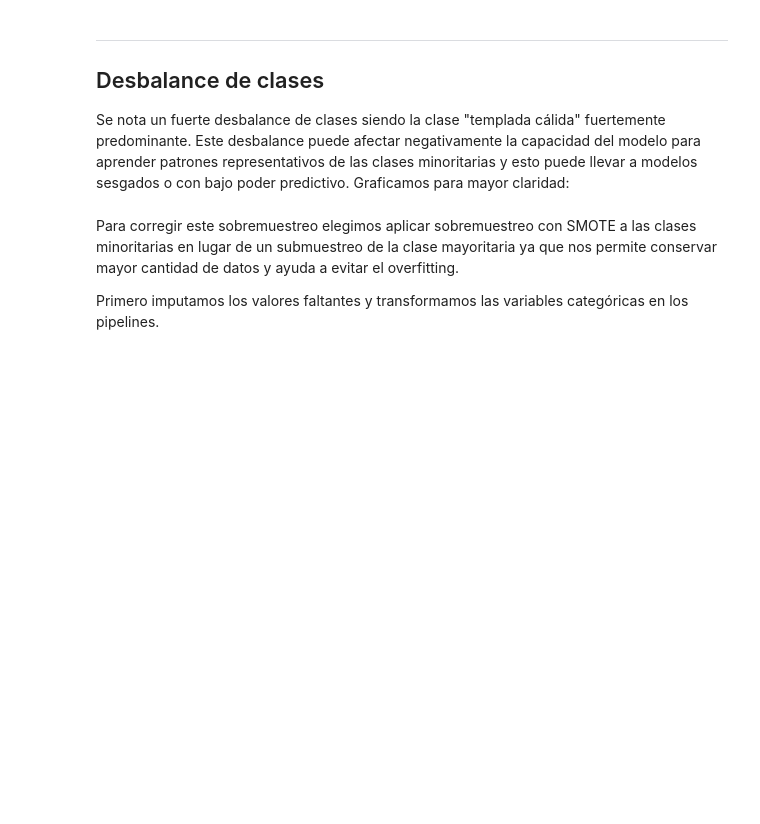
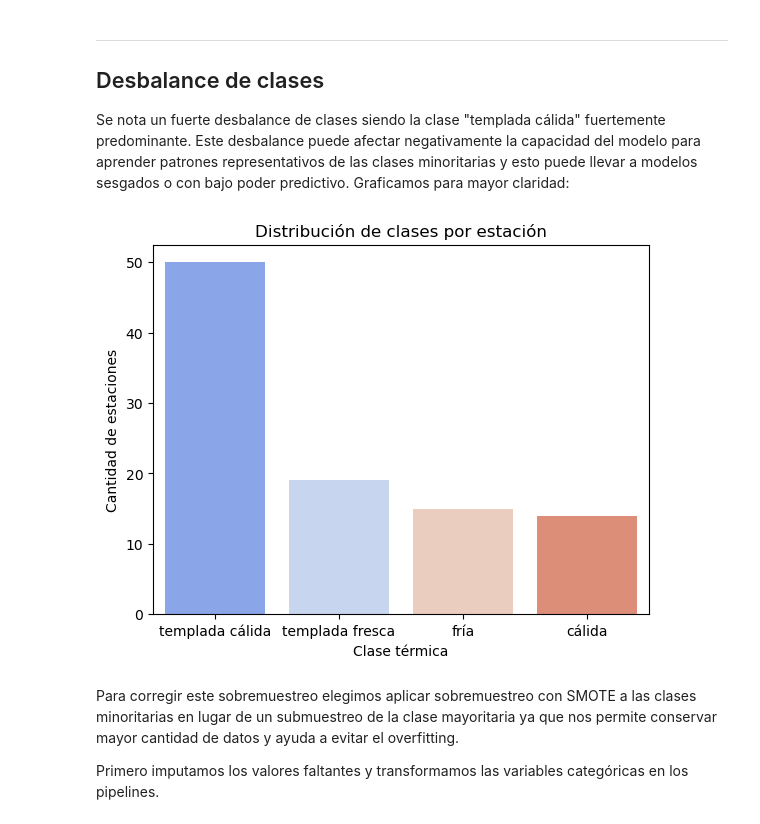
Before and after one commit to Mati279/Analisis-de-Datos---TPs, a Jupyter notebook: TP2/Borrador.ipynb, the cells around one changed output. Drawn from its saved outputs; the diff is of its cells as text; code cells hidden in the pictures; blank space fills up the shorter version.

```diff
--- a/TP2/Borrador.ipynb
+++ b/TP2/Borrador.ipynb
@@ -57,11 +86,13 @@ print(df_temperatura_estacion["CLASE"].value_counts())
 
 Se nota un fuerte desbalance de clases siendo la clase "templada cálida" fuertemente predominante. Este desbalance puede afectar negativamente la capacidad del modelo para aprender patrones representativos de las clases minoritarias y esto puede llevar a modelos sesgados o con bajo poder predictivo. Graficamos para mayor claridad:
 # %%
-sns.countplot(data=df_temperatura_estacion, x="CLASE", palette="coolwarm")
+sns.countplot(data=df_temperatura_estacion, x="CLASE", hue="CLASE", palette="coolwarm", legend=False)
 plt.title("Distribución de clases por estación")
 plt.xlabel("Clase térmica")
 plt.ylabel("Cantidad de estaciones")
 plt.show()
+# %% [output]
+[figure, added]
 # %% [markdown]
 Para corregir este sobremuestreo elegimos aplicar sobremuestreo con SMOTE a las clases minoritarias en lugar de un submuestreo de la clase mayoritaria ya que nos permite conservar mayor cantidad de datos y ayuda a evitar el overfitting.
 
```
Also changed, not shown: parts of 8 cells of this notebook.
